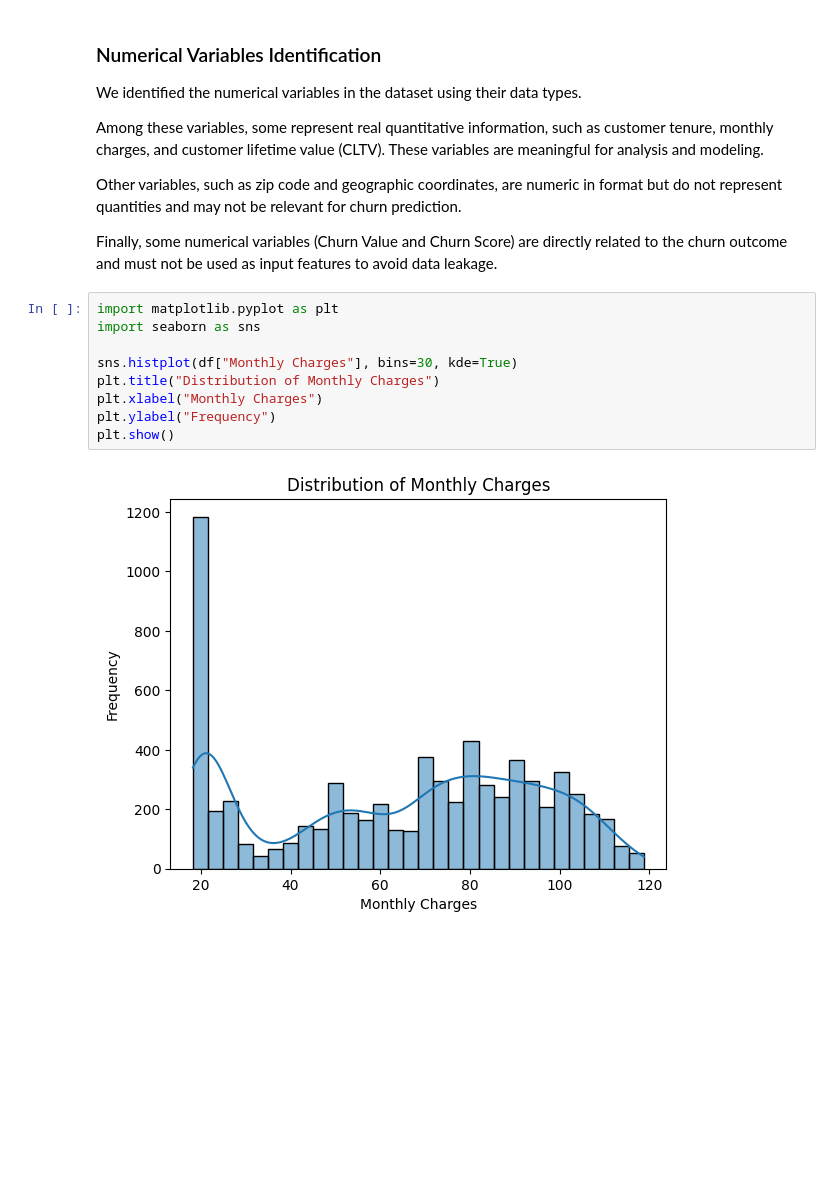
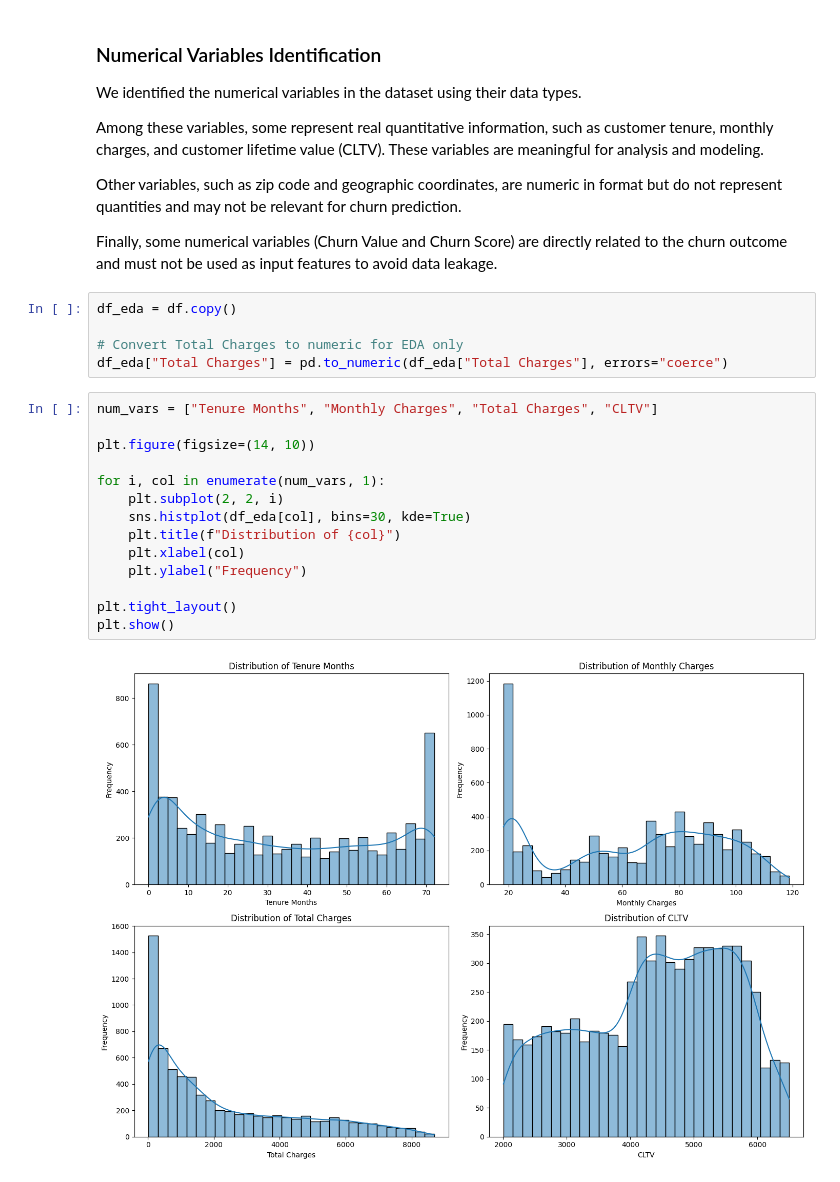
Before and after one commit to AdrienDuval/Customer-Churn-Analysis-and-Segmentation-in-a-Telecom, a Jupyter notebook: notebooks/01_eda.ipynb, the cells around one changed output. Cells and saved outputs as stored; diff of their text form; blank space fills up the shorter version.

```diff
--- a/notebooks/01_eda.ipynb
+++ b/notebooks/01_eda.ipynb
@@ -139,13 +151,23 @@ Other variables, such as zip code and geographic coordinates, are numeric in for
 
 Finally, some numerical variables (Churn Value and Churn Score) are directly related to the churn outcome and must not be used as input features to avoid data leakage.
 # %%
-import matplotlib.pyplot as plt
-import seaborn as sns
+df_eda = df.copy()
 
-sns.histplot(df["Monthly Charges"], bins=30, kde=True)
-plt.title("Distribution of Monthly Charges")
-plt.xlabel("Monthly Charges")
-plt.ylabel("Frequency")
-plt.show()
+# Convert Total Charges to numeric for EDA only
+df_eda["Total Charges"] = pd.to_numeric(df_eda["Total Charges"], errors="coerce")
-# %% [output]
-[figure, removed]
+# %%
+num_vars = ["Tenure Months", "Monthly Charges", "Total Charges", "CLTV"]
+
+plt.figure(figsize=(14, 10))
+
+for i, col in enumerate(num_vars, 1):
+    plt.subplot(2, 2, i)
+    sns.histplot(df_eda[col], bins=30, kde=True)
+    plt.title(f"Distribution of {col}")
+    plt.xlabel(col)
+    plt.ylabel("Frequency")
+
+plt.tight_layout()
+plt.show()
+# %% [output]
+[figure, added]
```
Also changed, not shown: parts of 7 cells of this notebook.
